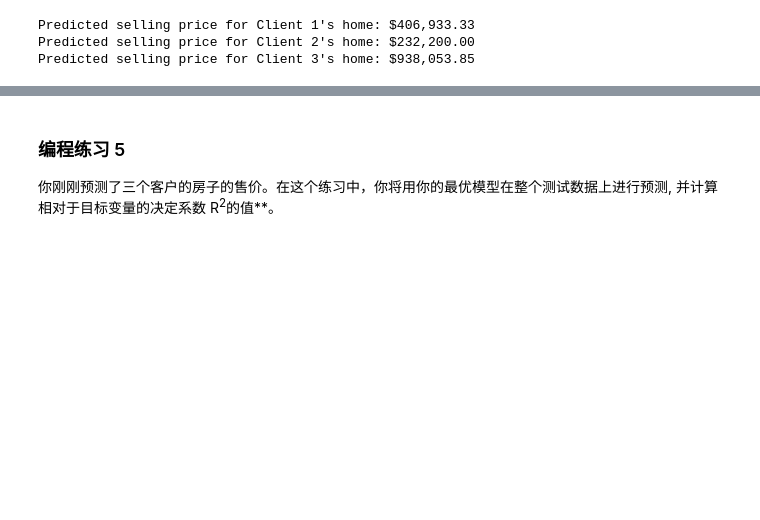
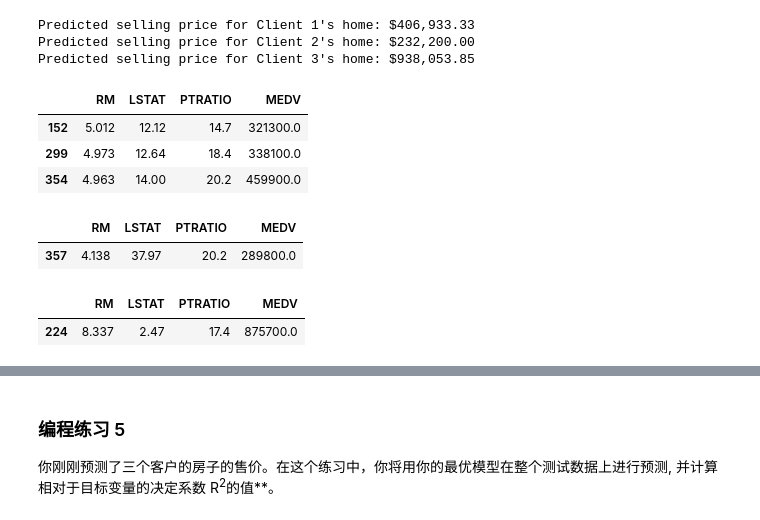
Before and after one commit to dedlous/boston_housing, a Jupyter notebook: boston_housing.ipynb, the cells around one changed output, grey strips where cells are left out. Saved outputs shown, nothing was run; the diff lists cells and outputs as text; code cells hidden in the pictures; blank space fills up the shorter version.

```diff
--- a/boston_housing.ipynb
+++ b/boston_housing.ipynb
@@ -432,6 +439,23 @@ for i, price in enumerate(predicted_price):
 Predicted selling price for Client 1's home: $406,933.33
 Predicted selling price for Client 2's home: $232,200.00
 Predicted selling price for Client 3's home: $938,053.85
+# %%
+data.query('RM<5.2 & RM>4.8 & LSTAT<20')
+# %% [output]
+|  | RM | LSTAT | PTRATIO | MEDV |
+| 152 | 5.012 | 12.12 | 14.7 | 321300.0 |
+| 299 | 4.973 | 12.64 | 18.4 | 338100.0 |
+| 354 | 4.963 | 14.00 | 20.2 | 459900.0 |
+# %%
+data.query('RM<4.2 & RM>3.8 & LSTAT>30')
+# %% [output]
+|  | RM | LSTAT | PTRATIO | MEDV |
+| 357 | 4.138 | 37.97 | 20.2 | 289800.0 |
+# %%
+data.query(' RM>8 & LSTAT<3')
+# %% [output]
+|  | RM | LSTAT | PTRATIO | MEDV |
+| 224 | 8.337 | 2.47 | 17.4 | 875700.0 |
 # %% [markdown]
 ### 问题 10 - 回答：
 
```
Also changed, not shown: parts of 9 cells of this notebook, 1 other file.
